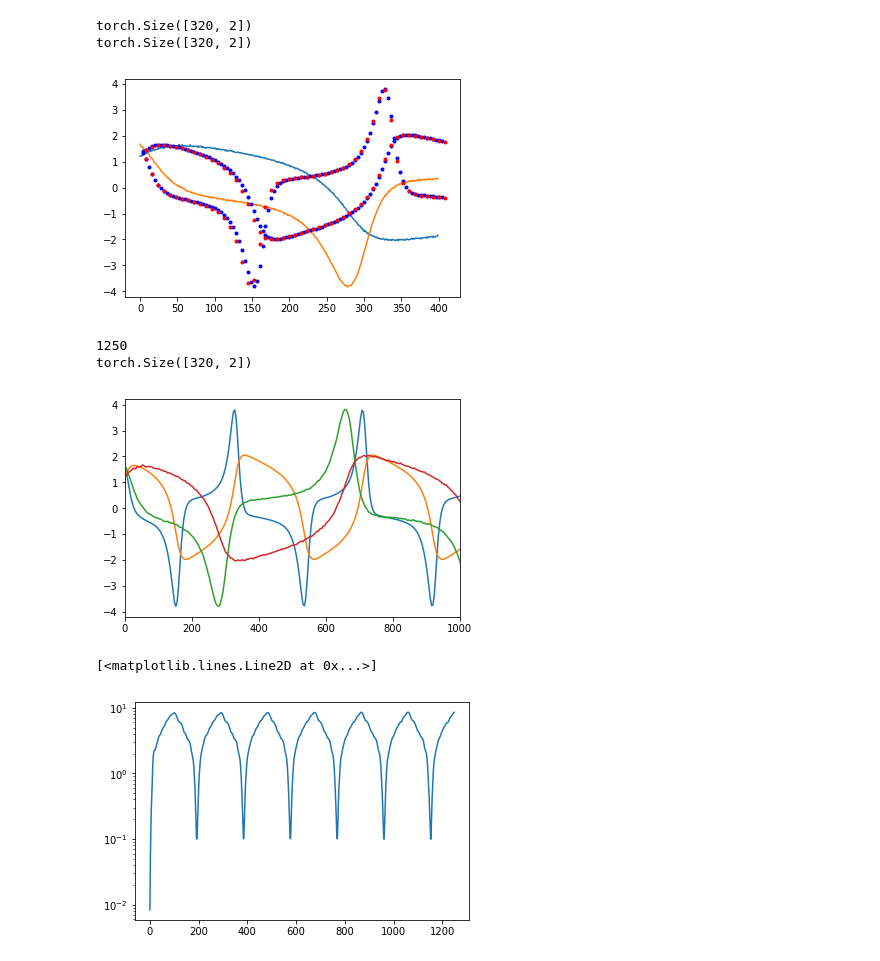
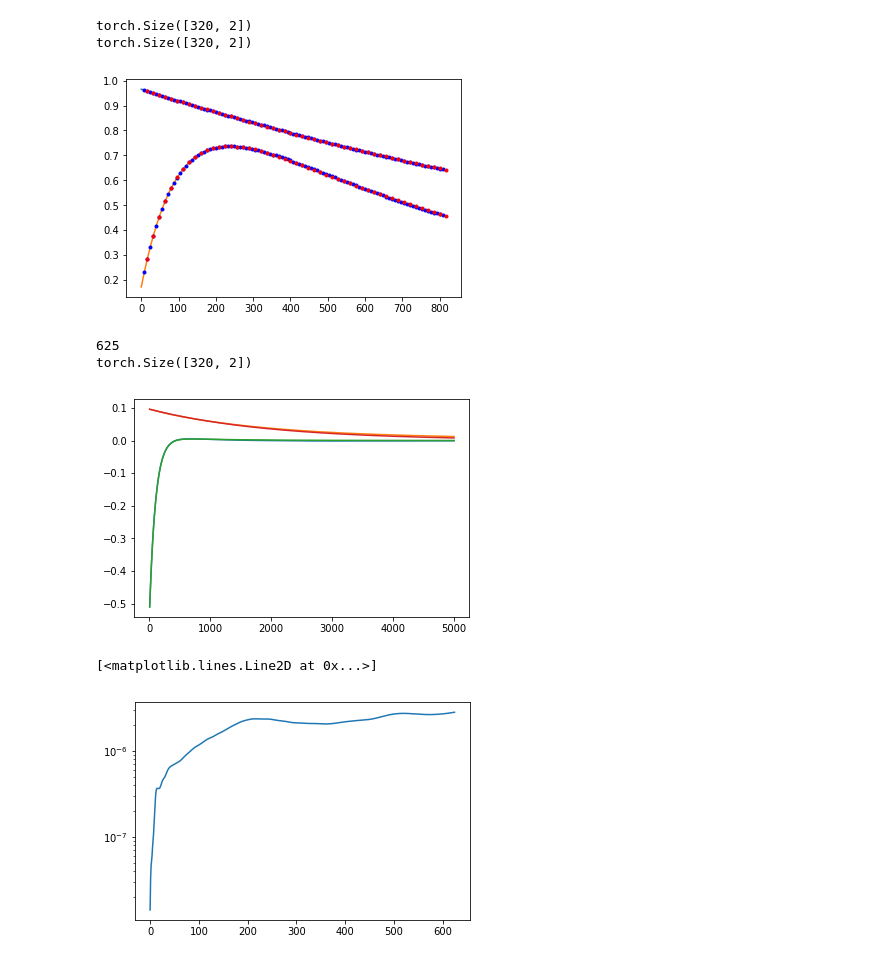
Before and after one commit to KatieJ16/ensemble_HiSTs, a Jupyter notebook: scripts/multiscale_HiTS_exp/two_at_a_time_multiscale.ipynb, the cells around one changed output. Drawn from its saved outputs; the diff is of its cells as text; code cells hidden in the pictures.

```diff
--- a/scripts/multiscale_HiTS_exp/two_at_a_time_multiscale.ipynb
+++ b/scripts/multiscale_HiTS_exp/two_at_a_time_multiscale.ipynb
@@ -18,9 +18,9 @@ import Resnet_multiscale as net
 # adjustables
 
 k = 5                       # model index: should be in {0, 2, ..., 10}
-dt = 0.01                     # time unit: 0.0005 for Lorenz and 0.01 for others
-system = 'VanDerPol'         # system name: 'Hyperbolic', 'Cubic', 'VanDerPol', 'Hopf' or 'Lorenz'
-noise = 0.01                   # noise percentage: 0.00, 0.01 or 0.02
+dt = 0.02                     # time unit: 0.0005 for Lorenz and 0.01 for others
+system = 'Hyperbolic'         # system name: 'Hyperbolic', 'Cubic', 'VanDerPol', 'Hopf' or 'Lorenz'
+noise = 0.0                   # noise percentage: 0.00, 0.01 or 0.02
 
 lr = 1e-3                     # learning rate
 max_epoch = 50000            # the maximum training epoch
@@ -29,7 +29,7 @@ arch = [2, 512, 512, 512, 2]  # architecture of the neural network
 
 # paths
 data_dir = os.path.join('../../data/', system,)
-model_dir = '../../models/VanDerPol_multiscale'
+model_dir = '../../models/Hyperbolic_multiscale'
 
 # global const
 n_forward = 5
@@ -50,7 +50,7 @@ print("val_data shape = ", val_data.shape)
 print("test_data.shape = ", test_data.shape)
 
 step_size = 8
-n_forward = 4
+n_forward = 5
 
 dataset = net.DataSet(train_data, val_data, test_data, dt, step_size, n_forward)
 
@@ -153,7 +116,7 @@ tensor([[-1.6714, -1.1985],
 i = 0
 plt.plot(test_data[i,:400])
 
-step_size = 4
+step_size = 8
 t = 0
 
 t+= step_size
@@ -167,7 +130,7 @@ for j in range(100):
     plt.plot([t,t], y_preds[i].detach().numpy() , 'b.' )
 
 
-step_size = 8
+step_size = 16
 t = 0
 
 t+= step_size
@@ -182,7 +145,7 @@ for j in range(50):
 # %% [output]
 torch.Size([320, 2])
 torch.Size([320, 2])
-[figure, old version]
+[figure, new version]
 # %%
 #want to find mse
 
@@ -191,46 +154,48 @@ timesteps = 5000
 
 y_pred_list = list()
 t_list = list()
-step_size = 4
+step_size = 8
 t = 0
 
 points = timesteps // step_size
 
 print(points)
 
 t_list = np.zeros(points)
 y_pred_list = np.zeros((320, points, 2))
 
 t+= step_size
 y_preds = models[0].forward(torch.tensor(test_data[:, 0]).float(), 'small')
 y_pred_list[:,0] = y_preds.detach().numpy()
 t_list[0] = t
 print(y_preds.shape)
 
 for j in range(points-1):
     t+= step_size
     y_preds = models[0].forward(y_preds, 'small')
 
     y_pred_list[:,j+1] = y_preds.detach().numpy()
     t_list[j+1] = t
 
 
-plt.plot(t_list, y_pred_list[0,:, 1])
-plt.plot(t_list, y_pred_list[0,:, 0])
+plt_idx = 1
 
-plt.plot(t_list, test_data[0,t_list.astype(int), 1])
-plt.plot(t_list, test_data[0,t_list.astype(int), 0])
+plt.plot(t_list, y_pred_list[plt_idx,:, 1])
+plt.plot(t_list, y_pred_list[plt_idx,:, 0])
+
+plt.plot(t_list, test_data[plt_idx,t_list.astype(int), 1])
+plt.plot(t_list, test_data[plt_idx,t_list.astype(int), 0])
 
 # print(test_data[:,:804:4].shape)
 mse4 = np.mean((y_pred_list - test_data[:,t_list.astype(int)])**2, axis = (0,2))
 t_list4 = t_list
-plt.xlim([0,1000])
+# plt.xlim([0,1000])
 plt.show()
 
 plt.semilogy(mse4)
 # %% [output]
-1250
+625
 torch.Size([320, 2])
-[figure, old version]
+[figure, new version]
 [<matplotlib.lines.Line2D at 0x...>]
-[figure, old version]
+[figure, new version]
```
Also changed, not shown: parts of 16 cells of this notebook, 5 other files.
